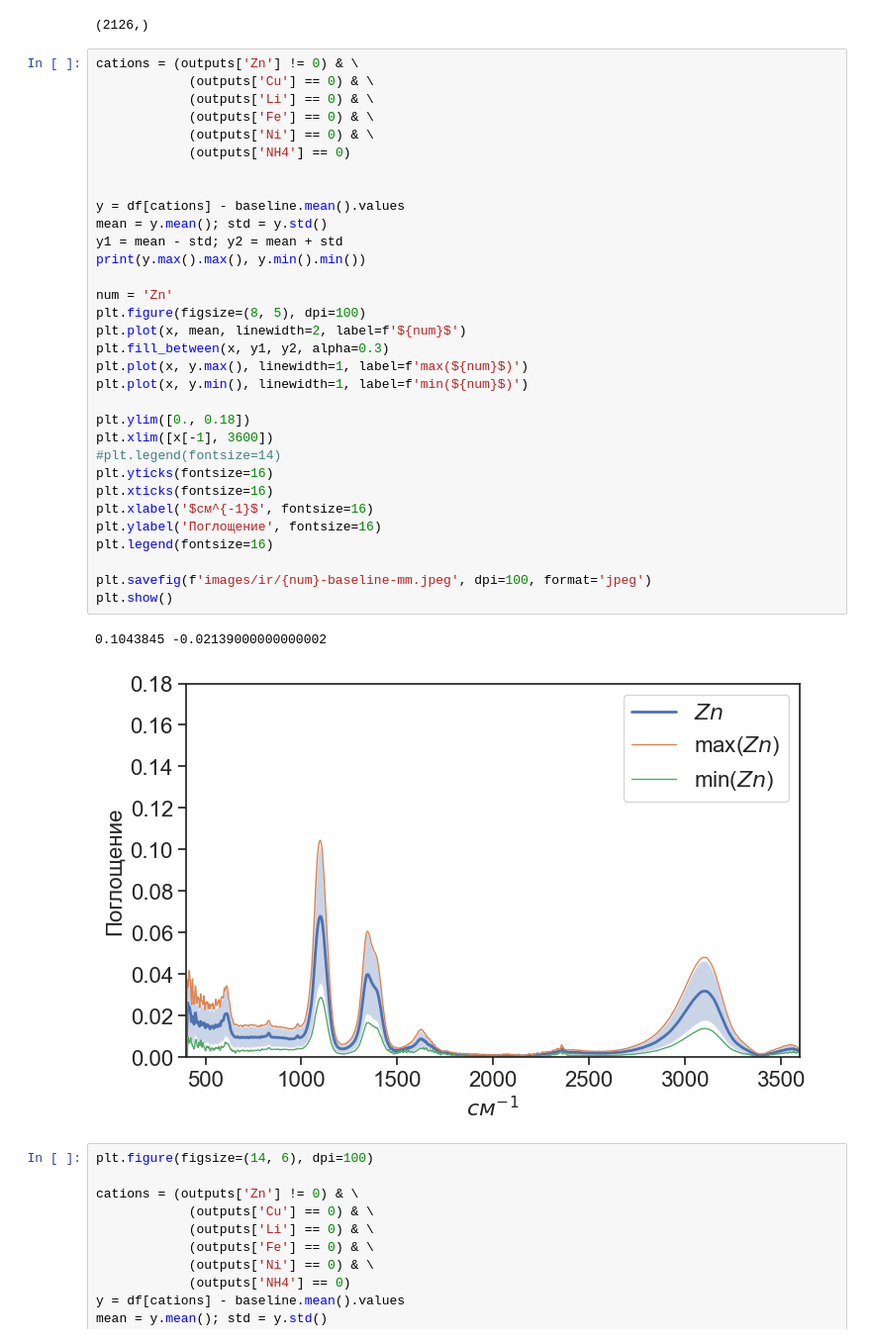
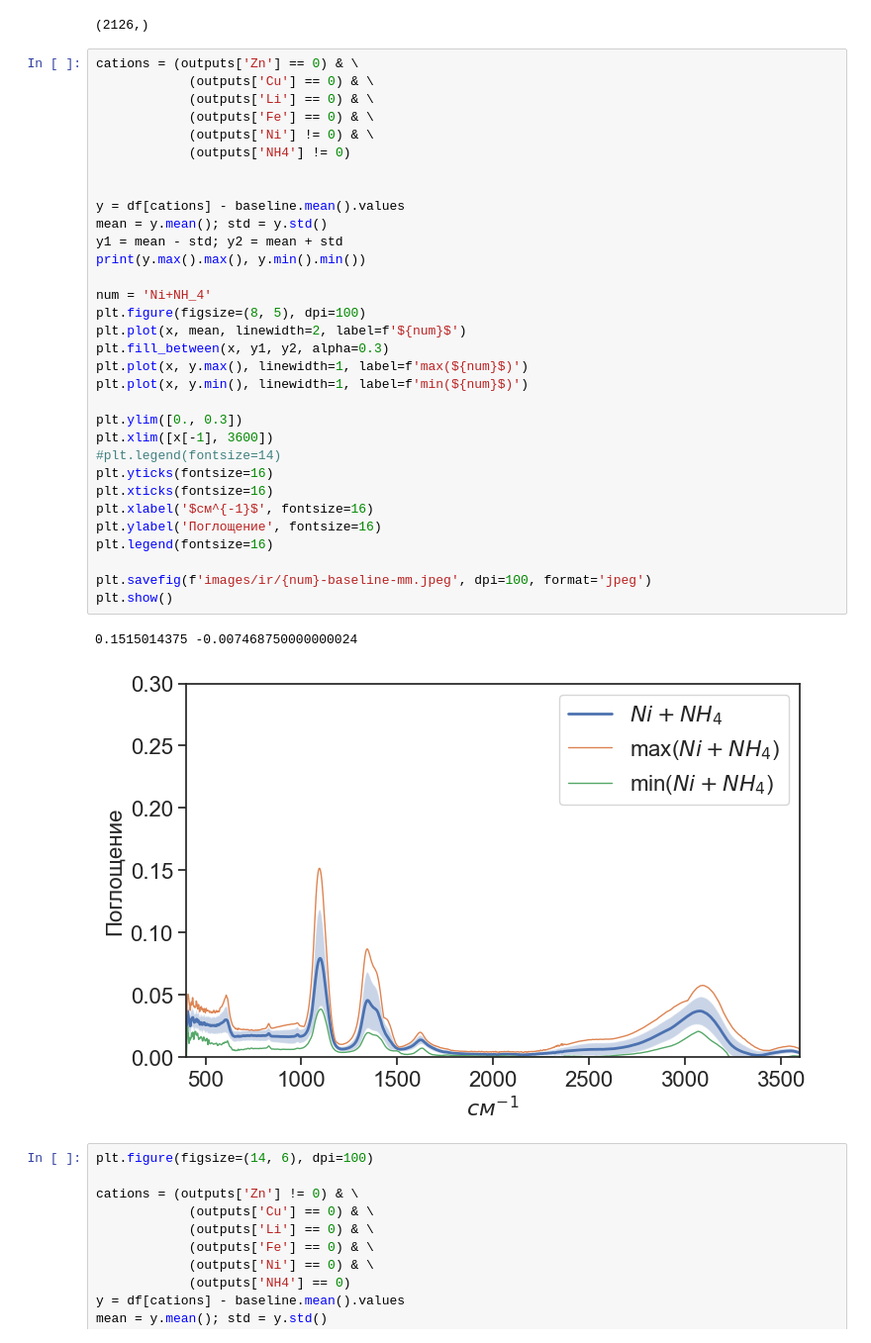
Before and after one commit to oesarmanova/salts_water_2022, a Jupyter notebook: exploratory_data_analysis.ipynb, the cells around one changed output. Shown: that part at 99% size. Cells and saved outputs as stored; diff of their text form.

Commit message:
add IR images

```diff
--- a/exploratory_data_analysis.ipynb
+++ b/exploratory_data_analysis.ipynb
@@ -67,40 +67,40 @@ x.shape
 # %% [output]
 (2126,)
 # %%
-cations = (outputs['Zn'] != 0) & \
+cations = (outputs['Zn'] == 0) & \
             (outputs['Cu'] == 0) & \
             (outputs['Li'] == 0) & \
             (outputs['Fe'] == 0) & \
-            (outputs['Ni'] == 0) & \
-            (outputs['NH4'] == 0)
+            (outputs['Ni'] != 0) & \
+            (outputs['NH4'] != 0)
 
 
 y = df[cations] - baseline.mean().values
 mean = y.mean(); std = y.std()
 y1 = mean - std; y2 = mean + std
 print(y.max().max(), y.min().min())
 
-num = 'Zn'
+num = 'Ni+NH_4'
 plt.figure(figsize=(8, 5), dpi=100)
 plt.plot(x, mean, linewidth=2, label=f'${num}$')
 plt.fill_between(x, y1, y2, alpha=0.3)
 plt.plot(x, y.max(), linewidth=1, label=f'max(${num}$)')
 plt.plot(x, y.min(), linewidth=1, label=f'min(${num}$)')
 
-plt.ylim([0., 0.18])
+plt.ylim([0., 0.3])
 plt.xlim([x[-1], 3600])
 #plt.legend(fontsize=14)
 plt.yticks(fontsize=16)
 plt.xticks(fontsize=16)
 plt.xlabel('$см^{-1}$', fontsize=16)
 plt.ylabel('Поглощение', fontsize=16)
 plt.legend(fontsize=16)
 
 plt.savefig(f'images/ir/{num}-baseline-mm.jpeg', dpi=100, format='jpeg')
 plt.show()
 # %% [output]
-0.1043845 -0.02139000000000002
+0.1515014375 -0.007468750000000024
-[figure, old version]
+[figure, new version]
 # %%
 plt.figure(figsize=(14, 6), dpi=100)
 
```
Also changed, not shown: 44 other files.
